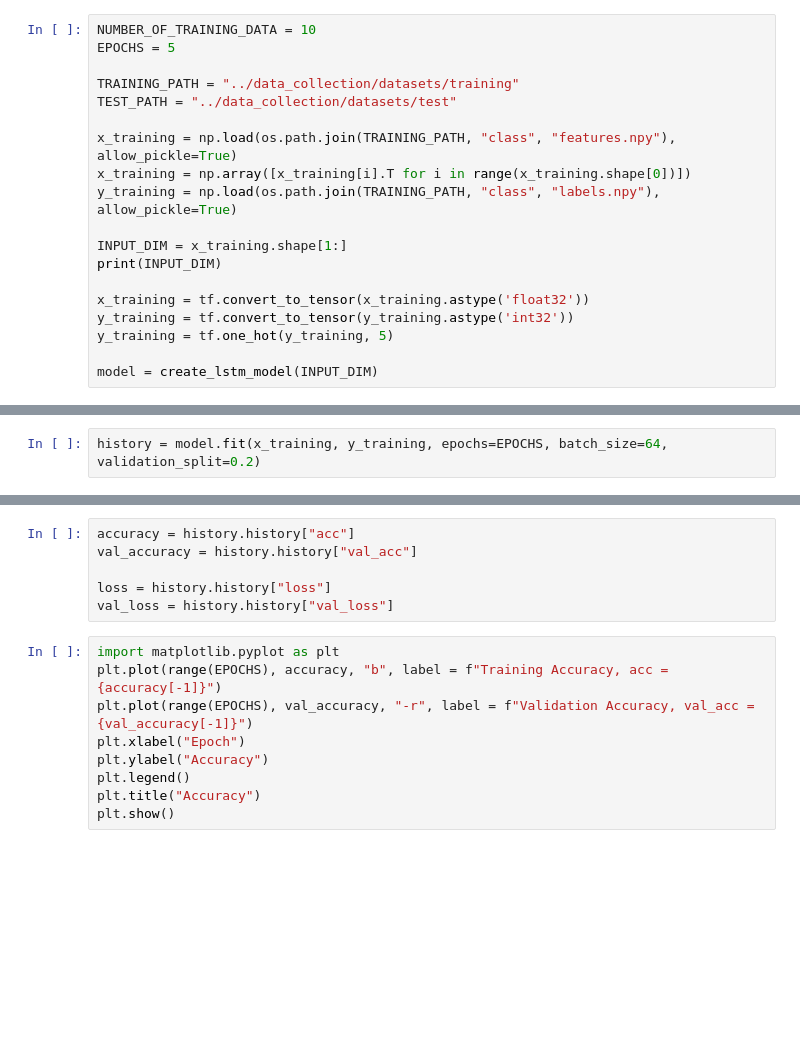
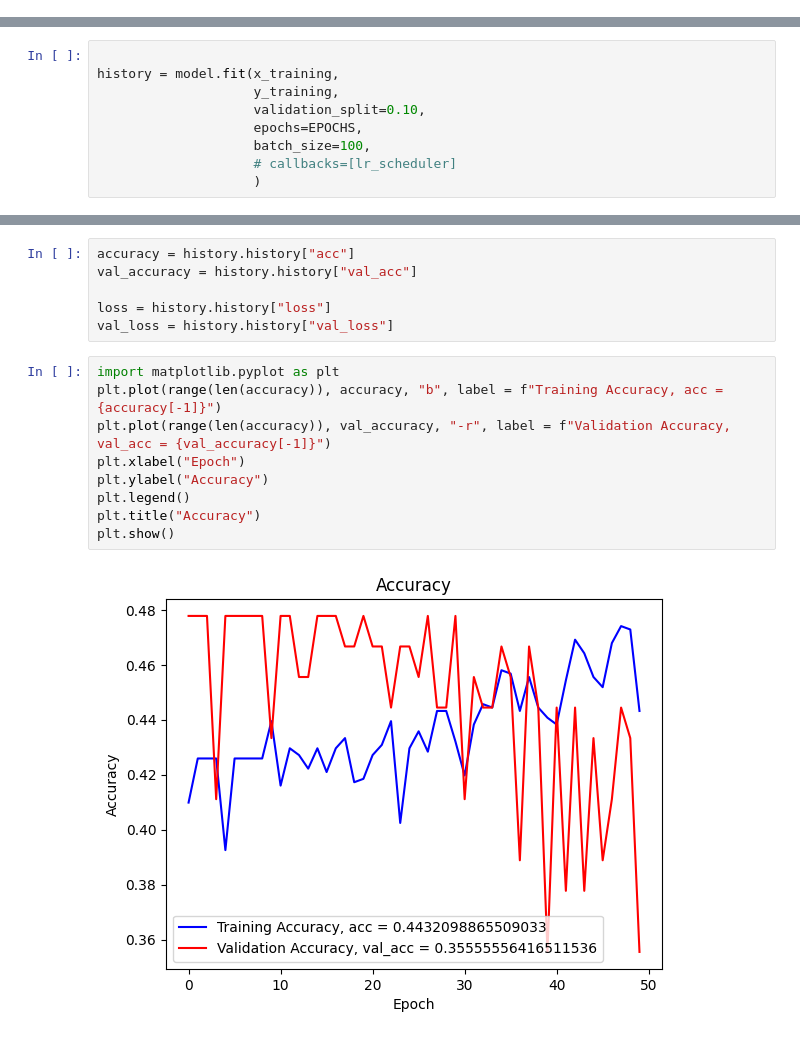
Before and after one commit to okkostenko/crypto_price_prediction_starknet, a Jupyter notebook: model_training/lstm_model.ipynb, the cells around one changed output, grey strips where cells are left out. Cells and saved outputs as stored; diff of their text form; blank space fills up the shorter version.

Commit message:
LSTM

```diff
--- a/model_training/lstm_model.ipynb
+++ b/model_training/lstm_model.ipynb
@@ -25,22 +81,3 @@ def create_lstm_model(input_shape:Tuple[int, int]) -> tf.keras.Model:
     )
 
     return model
-# %%
-NUMBER_OF_TRAINING_DATA = 10
-EPOCHS = 5
-
-TRAINING_PATH = "../data_collection/datasets/training"
-TEST_PATH = "../data_collection/datasets/test"
-
-x_training = np.load(os.path.join(TRAINING_PATH, "class", "features.npy"), allow_pickle=True)
-x_training = np.array([x_training[i].T for i in range(x_training.shape[0])])
-y_training = np.load(os.path.join(TRAINING_PATH, "class", "labels.npy"), allow_pickle=True)
-
-INPUT_DIM = x_training.shape[1:]
-print(INPUT_DIM)
-
-x_training = tf.convert_to_tensor(x_training.astype('float32'))
-y_training = tf.convert_to_tensor(y_training.astype('int32'))
-y_training = tf.one_hot(y_training, 5)
-
-model = create_lstm_model(INPUT_DIM)
@@ -54,3 +86,10 @@ WARNING:tensorflow:Layer lstm_51 will not use cuDNN kernels since it doesn't mee
 # %%
-history = model.fit(x_training, y_training, epochs=EPOCHS, batch_size=64, validation_split=0.2)
+
+history = model.fit(x_training,
+                    y_training,
+                    validation_split=0.10,
+                    epochs=EPOCHS,
+                    batch_size=100,
+                    # callbacks=[lr_scheduler]
+                    )
 # %% [output]
@@ -92,13 +138,15 @@ loss = history.history["loss"]
 val_loss = history.history["val_loss"]
 # %%
 import matplotlib.pyplot as plt
-plt.plot(range(EPOCHS), accuracy, "b", label = f"Training Accuracy, acc = {accuracy[-1]}")
-plt.plot(range(EPOCHS), val_accuracy, "-r", label = f"Validation Accuracy, val_acc = {val_accuracy[-1]}")
+plt.plot(range(len(accuracy)), accuracy, "b", label = f"Training Accuracy, acc = {accuracy[-1]}")
+plt.plot(range(len(accuracy)), val_accuracy, "-r", label = f"Validation Accuracy, val_acc = {val_accuracy[-1]}")
 plt.xlabel("Epoch")
 plt.ylabel("Accuracy")
 plt.legend()
 plt.title("Accuracy")
 plt.show()
+# %% [output]
+[figure, added]
 # %%
 plt.plot(range(EPOCHS), loss, "b", label = f"Training Loss, loss = {loss[-1]}")
 plt.plot(range(EPOCHS), val_loss, "-r", label = f"Validation Loss, val_loss = {val_loss[-1]}")
```
Also changed, not shown: parts of 28 cells of this notebook, 4 other files.
